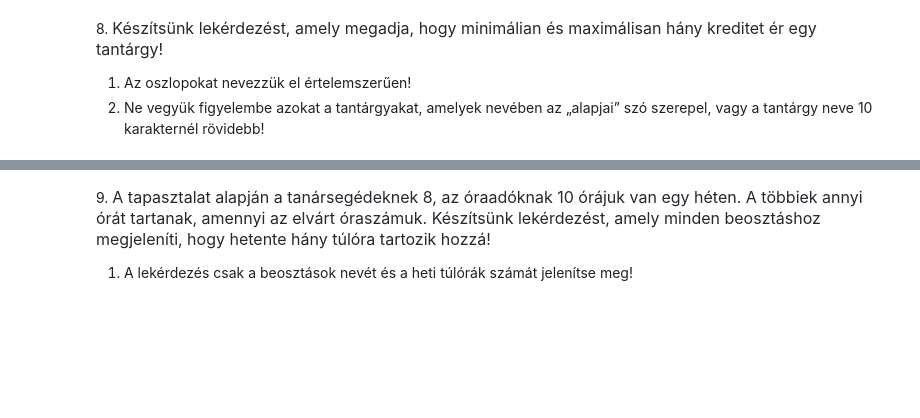
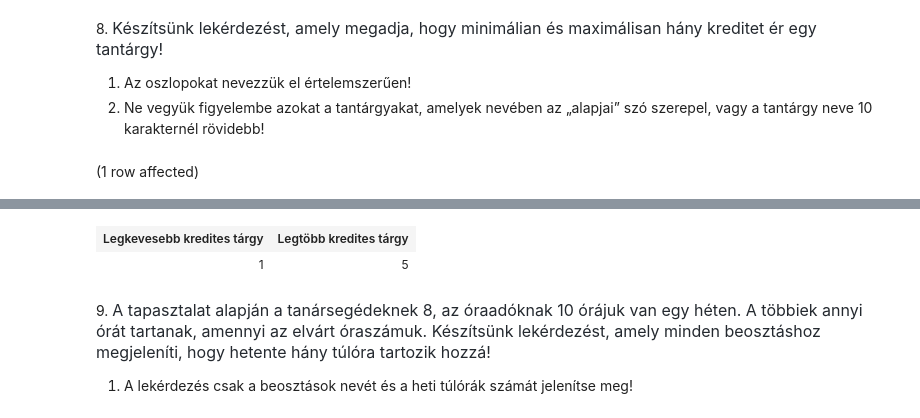
Before and after one commit to JanosZkcs/Adatbazisok_egyetem, a Jupyter notebook: gyakorlat02_feladatok .ipynb, the cells around one changed output, grey strips where cells are left out. Saved outputs shown, nothing was run; the diff lists cells and outputs as text; code cells hidden in the pictures; blank space fills up the shorter version.

```diff
--- a/gyakorlat02_feladatok .ipynb
+++ b/gyakorlat02_feladatok .ipynb
@@ -188,3 +188,10 @@ Total execution time: 00:00:00.025
 
 1. Az oszlopokat nevezzük el értelemszerűen!
 2. Ne vegyük figyelembe azokat a tantárgyakat, amelyek nevében az „alapjai” szó szerepel, vagy a tantárgy neve 10 karakternél rövidebb!
+# %%
+SELECT  MIN(Kredit) AS 'Legkevesebb kredites tárgy',
+        MAX(Kredit) AS 'Legtöbb kredites tárgy'
+FROM Tantárgyak
+WHERE Tantárgynév NOT LIKE '%alapjai%' AND LEN(Tantárgynév) >= 10
+# %% [output]
+(1 row affected)
@@ -191,3 +199,5 @@ Total execution time: 00:00:00.025
+| Legkevesebb kredites tárgy | Legtöbb kredites tárgy |
+| 1 | 5 |
 # %% [markdown]
 9. <span style="color: rgb(36, 41, 47); font-family: -apple-system, BlinkMacSystemFont, &quot;Segoe UI&quot;, Helvetica, Arial, sans-serif, &quot;Apple Color Emoji&quot;, &quot;Segoe UI Emoji&quot;; font-size: 16px;">A tapasztalat alapján a tanársegédeknek 8, az óraadóknak 10 órájuk van egy héten. A többiek annyi órát tartanak, amennyi az elvárt óraszámuk. Készítsünk lekérdezést, amely minden beosztáshoz megjeleníti, hogy hetente hány túlóra tartozik hozzá!</span>
 
```
Also changed, not shown: parts of 1 cell of this notebook.
